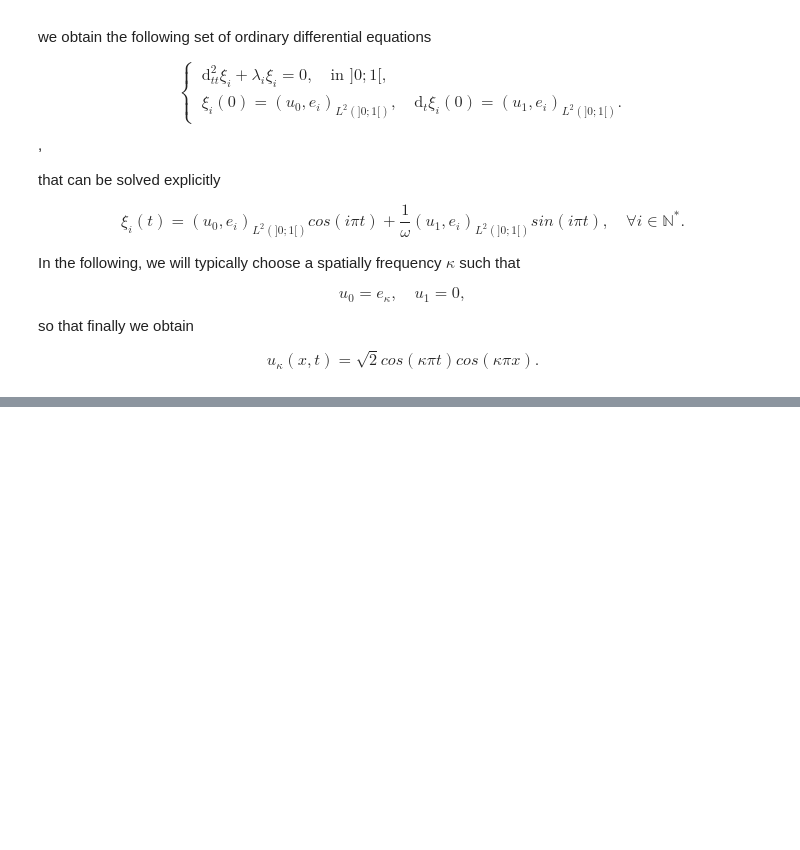
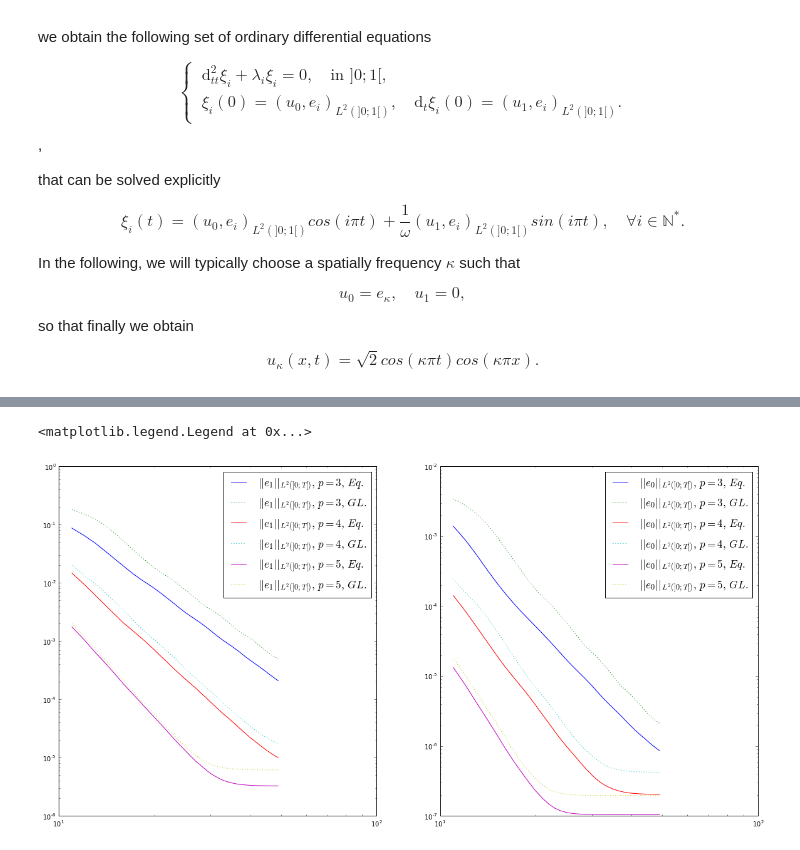
Before and after one commit to flothesof/wave1D, a Jupyter notebook: examples/space_convergence.ipynb, the cells around one changed output, grey strips where cells are left out. Drawn from its saved outputs; the diff is of its cells as text; code cells hidden in the pictures; blank space fills up the shorter version.

```diff
--- a/examples/space_convergence.ipynb
+++ b/examples/space_convergence.ipynb
@@ -77,0 +129,7 @@ def analytical_solution(k, x, t):
+# %%
+class Errors:
+    def __init__(self):
+        self.l2_l2 = []
+        self.l2_h1 = []
+        self.linf_l2 = []
+        self.linf_h1 = []
@@ -77,0 +211,41 @@ def analytical_solution(k, x, t):
+# %%
+k = 10
+tmax = 0.125
+nelems = range(11, 50)
+errors_order3_equally_distributed_assembled = comput_errors('equally_distributed_assembled', k, 3, nelems, tmax, cfl_factor=0.01)
+errors_order4_equally_distributed_assembled = comput_errors('equally_distributed_assembled', k, 4, nelems, tmax, cfl_factor=0.01)
+errors_order5_equally_distributed_assembled = comput_errors('equally_distributed_assembled', k, 5, nelems, tmax, cfl_factor=0.01)
+
+errors_order3_gauss_lobatto_assembled = comput_errors('gauss_lobatto_assembled', k, 3, nelems, tmax, cfl_factor=0.01)
+errors_order4_gauss_lobatto_assembled = comput_errors('gauss_lobatto_assembled', k, 4, nelems, tmax, cfl_factor=0.01)
+errors_order5_gauss_lobatto_assembled = comput_errors('gauss_lobatto_assembled', k, 5, nelems, tmax, cfl_factor=0.01)
+
+errors_order3_gauss_lobatto_lumped = comput_errors('gauss_lobatto_lumped', k, 3, nelems, tmax, cfl_factor=0.01)
+errors_order4_gauss_lobatto_lumped = comput_errors('gauss_lobatto_lumped', k, 4, nelems, tmax, cfl_factor=0.01)
+errors_order5_gauss_lobatto_lumped = comput_errors('gauss_lobatto_lumped', k, 5, nelems, tmax, cfl_factor=0.01)
+# %%
+fig = plt.figure(figsize=(20, 10))
+
+ax = fig.add_subplot(1, 2, 1)
+ax.loglog(nelems, errors_order3_gauss_lobatto_assembled.l2_h1, label="$|| e_1 ||_{L^2(]0; T[)},\,p=3,\,Eq.$")
+ax.loglog(nelems, errors_order3_gauss_lobatto_lumped.l2_h1, label="$|| e_1 ||_{L^2(]0; T[)},\,p=3,\,GL.$", linestyle=':')
+ax.loglog(nelems, errors_order4_gauss_lobatto_assembled.l2_h1, label="$|| e_1 ||_{L^2(]0; T[)},\,p=4,\,Eq.$")
+ax.loglog(nelems, errors_order4_gauss_lobatto_lumped.l2_h1, label="$|| e_1 ||_{L^2(]0; T[)},\,p=4,\,GL.$", linestyle=':')
+ax.loglog(nelems, errors_order5_gauss_lobatto_assembled.l2_h1, label="$|| e_1 ||_{L^2(]0; T[)},\,p=5,\,Eq.$")
+ax.loglog(nelems, errors_order5_gauss_lobatto_lumped.l2_h1, label="$|| e_1 ||_{L^2(]0; T[)},\,p=5,\,GL.$", linestyle=':')
+ax.legend(loc='upper right', fontsize='xx-large')
+
+ax = fig.add_subplot(1, 2, 2)
+ax.loglog(nelems, errors_order3_gauss_lobatto_assembled.l2_l2, label="$|| e_0 ||_{L^2(]0; T[)},\,p=3,\,Eq.$")
+ax.loglog(nelems, errors_order3_gauss_lobatto_lumped.l2_l2, label="$|| e_0 ||_{L^2(]0; T[)},\,p=3,\,GL.$", linestyle=':')
+ax.loglog(nelems, errors_order4_gauss_lobatto_assembled.l2_l2, label="$|| e_0 ||_{L^2(]0; T[)},\,p=4,\,Eq.$")
+ax.loglog(nelems, errors_order4_gauss_lobatto_lumped.l2_l2, label="$|| e_0 ||_{L^2(]0; T[)},\,p=4,\,GL.$", linestyle=':')
+ax.loglog(nelems, errors_order5_gauss_lobatto_assembled.l2_l2, label="$|| e_0 ||_{L^2(]0; T[)},\,p=5,\,Eq.$")
+ax.loglog(nelems, errors_order5_gauss_lobatto_lumped.l2_l2, label="$|| e_0 ||_{L^2(]0; T[)},\,p=5,\,GL.$", linestyle=':')
+ax.legend(loc='upper right', fontsize='xx-large')
+
+# coefficients = np.polyfit(np.log(nelems), np.log(l2_l2_err), 1)
+# l2_l2_err_fit = np.poly1d(coefficients)(np.log(nelems))
+# %% [output]
+<matplotlib.legend.Legend at 0x...>
+[figure, added]
```
Also changed, not shown: parts of 6 cells of this notebook, 3 other files.
